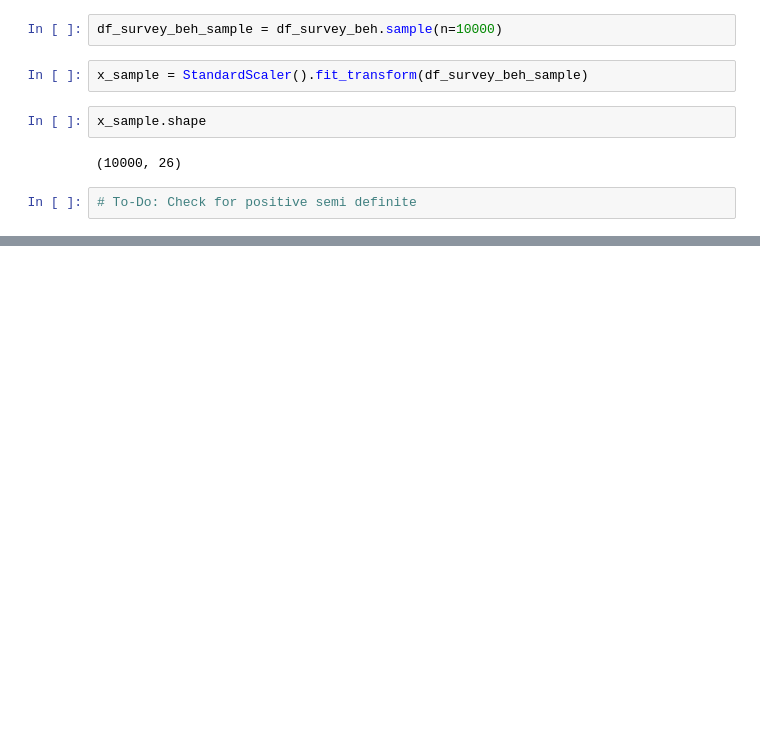
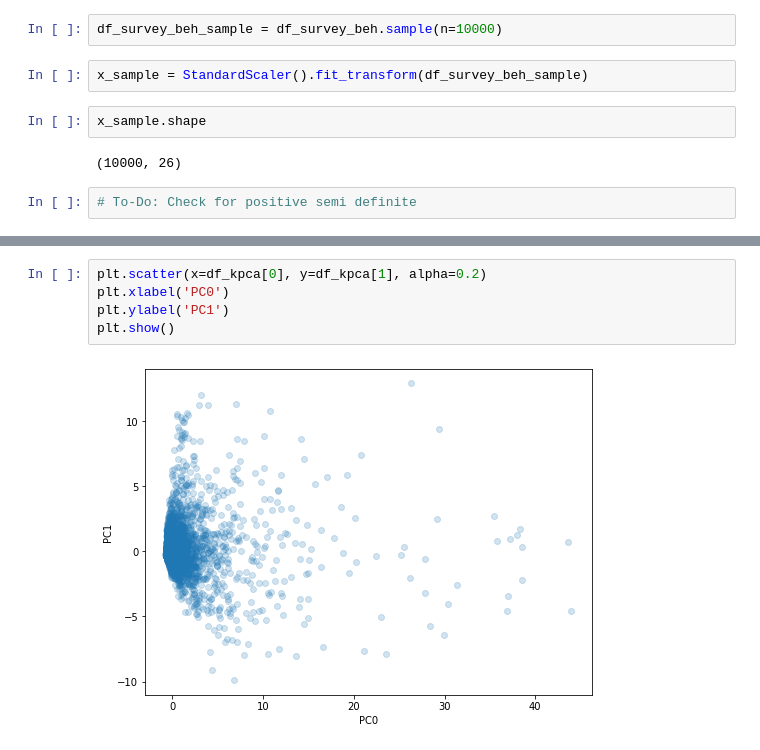
Before and after one commit to anuarsantoyo/master-thesis, a Jupyter notebook: preprocessing/220216_dimensionality_reduction.ipynb, the cells around one changed output, grey strips where cells are left out. Drawn from its saved outputs; the diff is of its cells as text; blank space fills up the shorter version.

```diff
--- a/preprocessing/220216_dimensionality_reduction.ipynb
+++ b/preprocessing/220216_dimensionality_reduction.ipynb
@@ -194,0 +186,7 @@ plt.show()
+# %%
+plt.scatter(x=df_kpca[0], y=df_kpca[1], alpha=0.2)
+plt.xlabel('PC0')
+plt.ylabel('PC1')
+plt.show()
+# %% [output]
+[figure, added]
```
Also changed, not shown: parts of 5 cells of this notebook, 2 other files.
